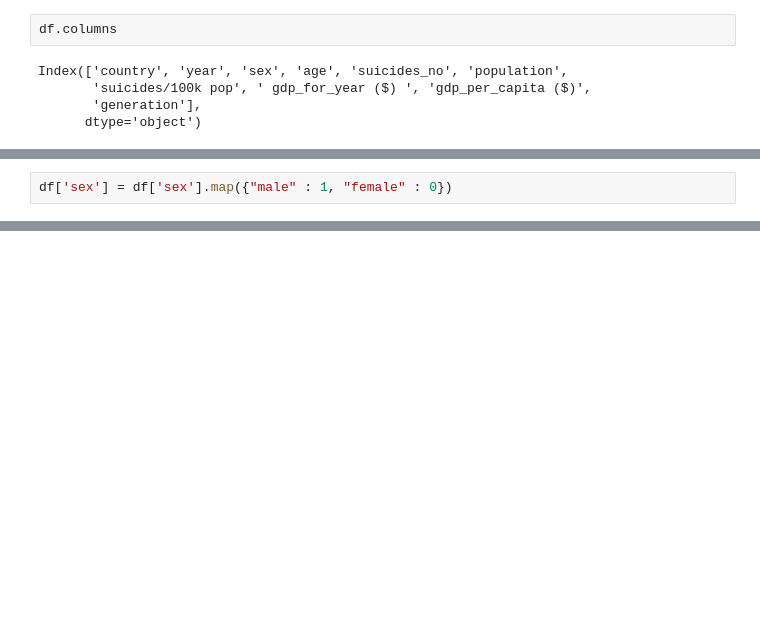
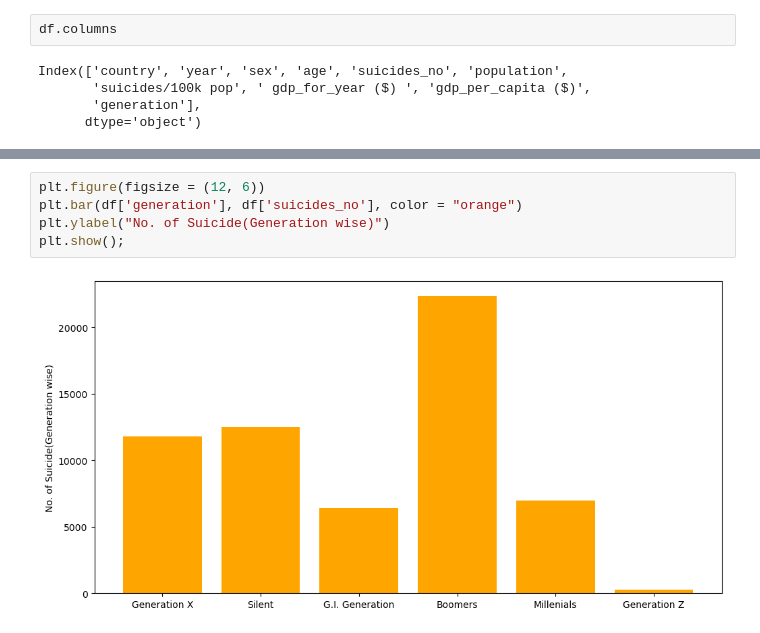
Before and after one commit to saidulislam2003/Suicide-Rate-Analysis, a Jupyter notebook: suicide_analysis.ipynb, the cells around one changed output, grey strips where cells are left out. Drawn from its saved outputs; the diff is of its cells as text; blank space fills up the shorter version.

```diff
--- a/suicide_analysis.ipynb
+++ b/suicide_analysis.ipynb
@@ -82,5 +90,3 @@ df.head()
 | 2 | Albania | 1987 | female | 15-24 years | 14 | 289700 | 4.83 | 2,156,624,900 | ... |
 | 3 | Albania | 1987 | male | 75+ years | 1 | 21800 | 4.59 | 2,156,624,900 | ... |
 | 4 | Albania | 1987 | male | 25-34 years | 9 | 274300 | 3.28 | 2,156,624,900 | ... |
-# %%
-df['sex'] = df['sex'].map({"male" : 1, "female" : 0})
@@ -95,0 +93,7 @@ df.head()
+# %%
+plt.figure(figsize = (12, 6))
+plt.bar(df['generation'], df['suicides_no'], color = "orange")
+plt.ylabel("No. of Suicide(Generation wise)")
+plt.show();
+# %% [output]
+[figure, added]
```
Also changed, not shown: parts of 16 cells of this notebook.
